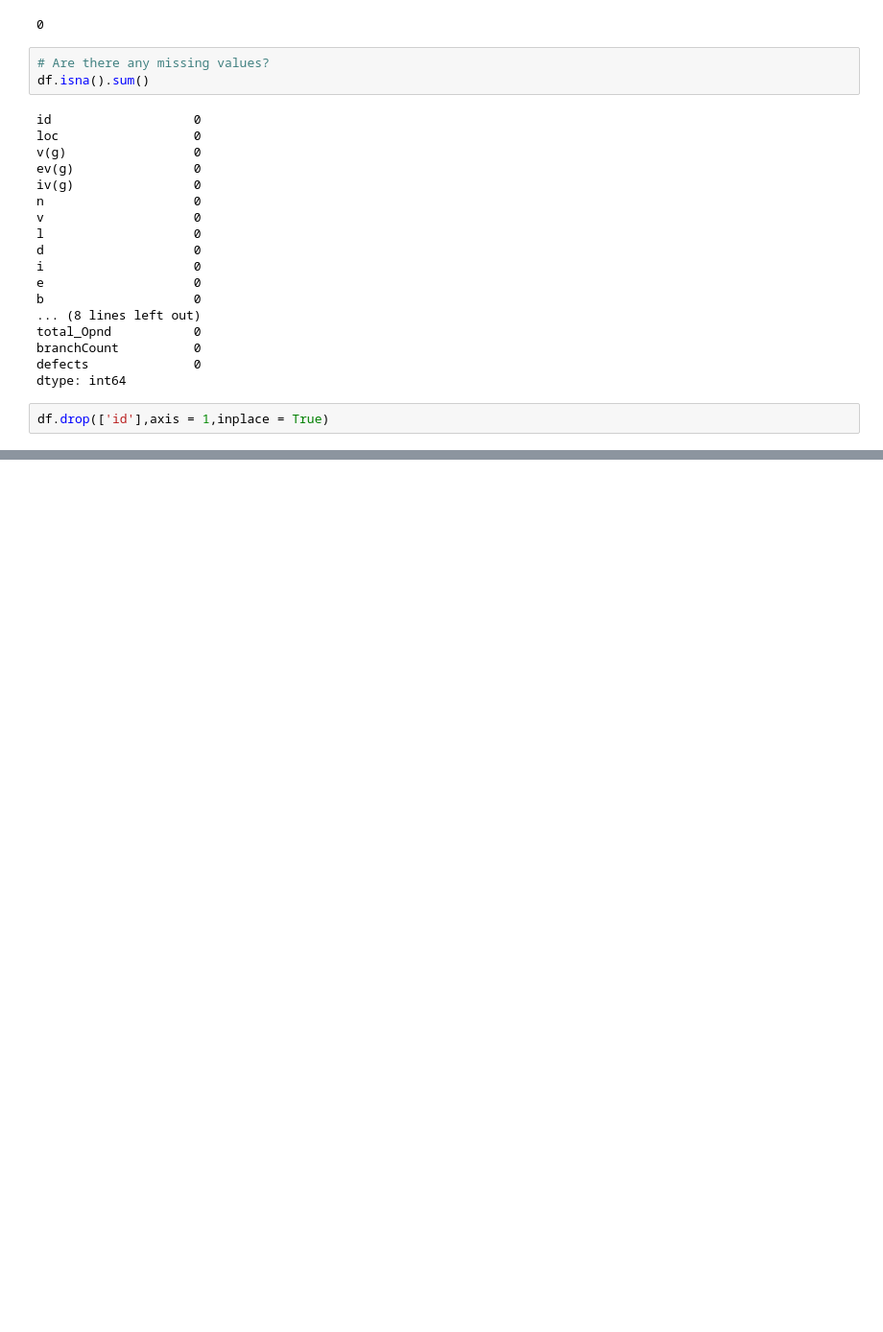
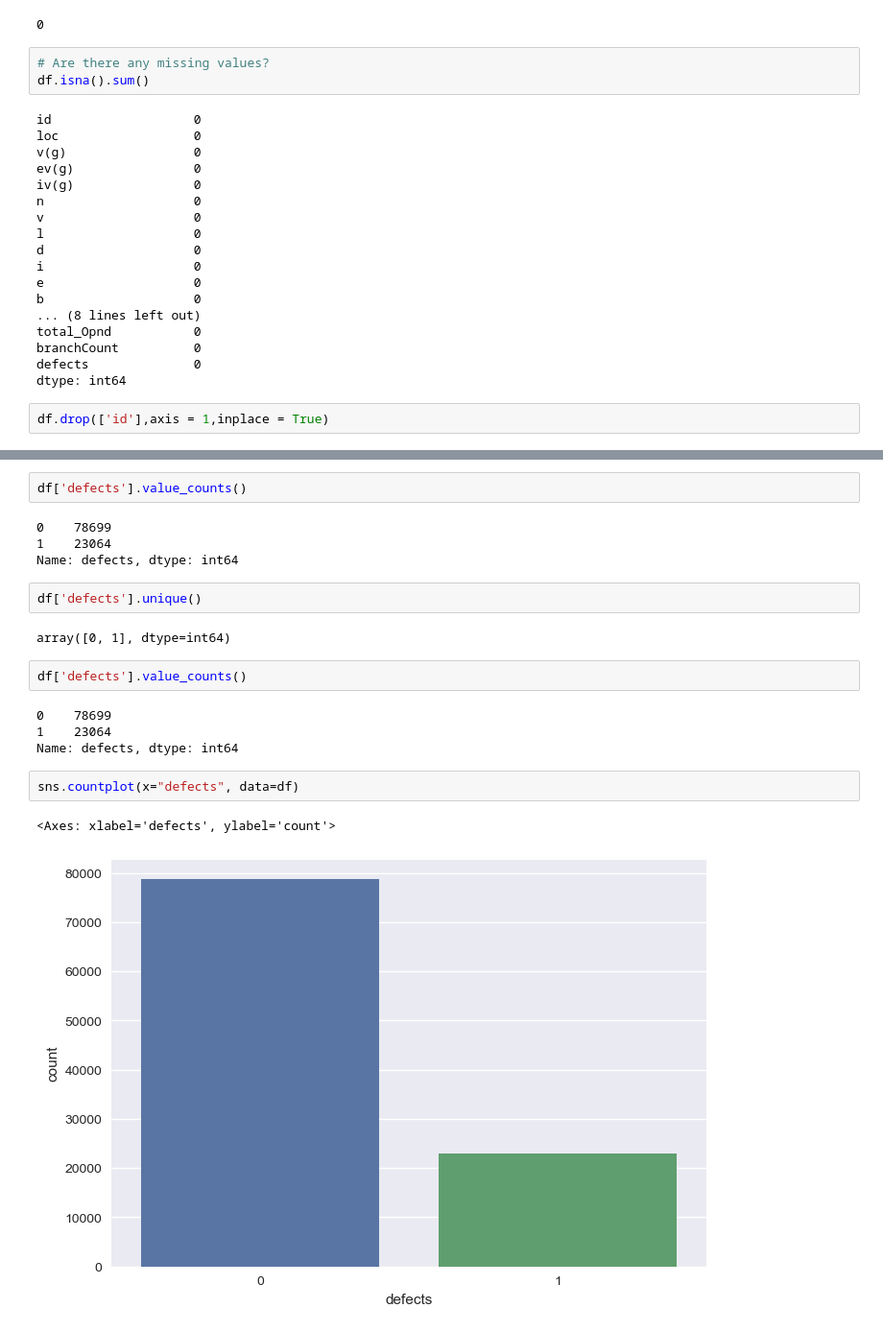
Before and after one commit to abideen-olawuwo/binaryclassification, a Jupyter notebook: binaryclassification.ipynb, the cells around one changed output, grey strips where cells are left out. Shown at 96% size. Drawn from its saved outputs; the diff is of its cells as text; blank space fills up the shorter version.

```diff
--- a/binaryclassification.ipynb
+++ b/binaryclassification.ipynb
@@ -171,0 +161,21 @@ df['registration_status'].value_counts().plot(kind='pie',autopct='%1.1f%%')
+# %%
+df['defects'].value_counts()
+# %% [output]
+0    78699
+1    23064
+Name: defects, dtype: int64
+# %%
+df['defects'].unique()
+# %% [output]
+array([0, 1], dtype=int64)
+# %%
+df['defects'].value_counts()
+# %% [output]
+0    78699
+1    23064
+Name: defects, dtype: int64
+# %%
+sns.countplot(x="defects", data=df)
+# %% [output]
+<Axes: xlabel='defects', ylabel='count'>
+[figure, added]
```
Also changed, not shown: parts of 8 cells of this notebook.
